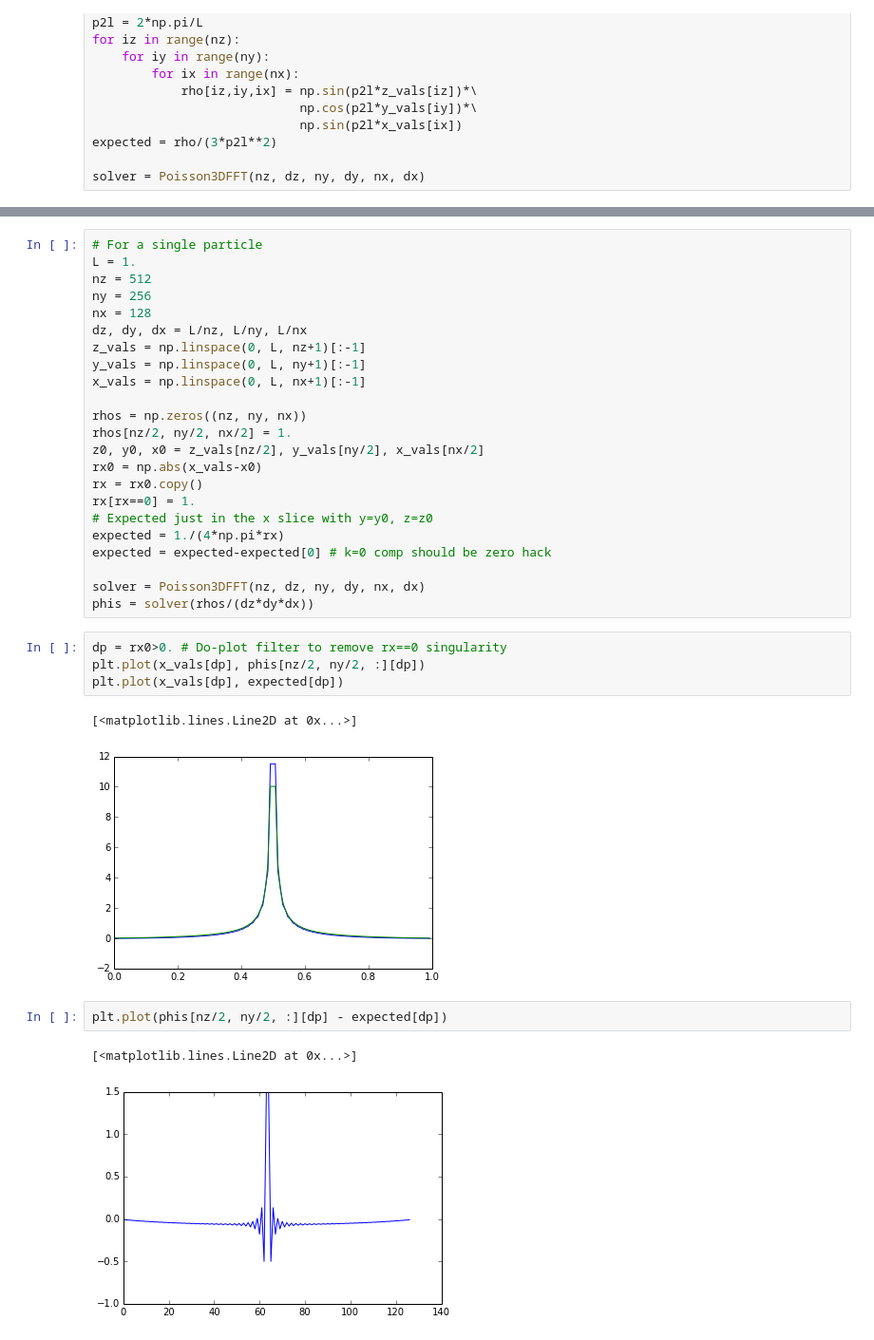
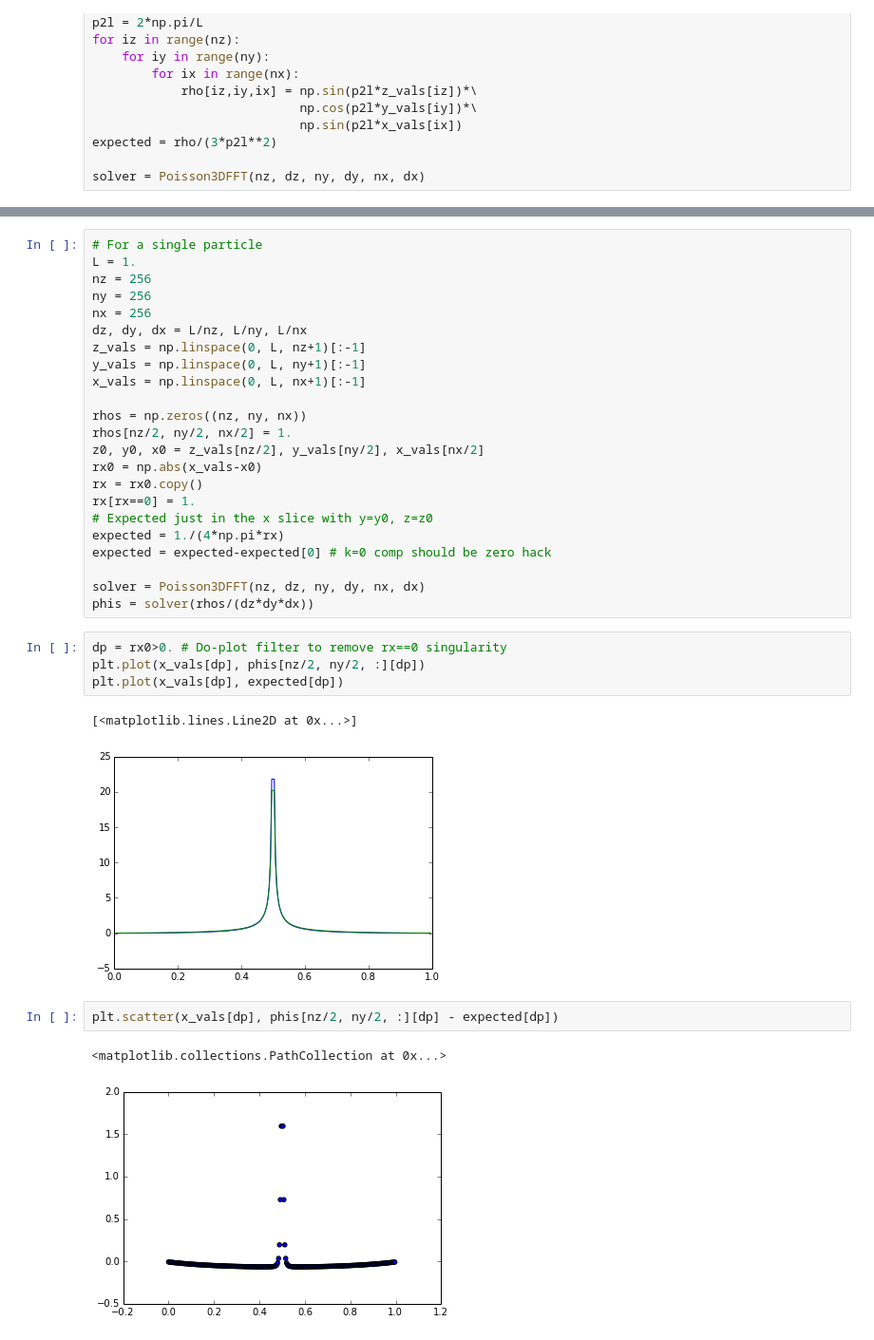
Before and after one commit to dreamer2368/py3d3v, a Jupyter notebook: py3d3v/fft-3d.ipynb, the cells around one changed output, grey strips where cells are left out. Shown at 95% size. Cells and saved outputs as stored; diff of their text form.

```diff
--- a/py3d3v/fft-3d.ipynb
+++ b/py3d3v/fft-3d.ipynb
@@ -39,9 +39,9 @@ plt.contour(expected[100,:,:] - phi[100,:,:]);
 # %%
 # For a single particle
 L = 1.
-nz = 512
+nz = 256
 ny = 256
-nx = 128
+nx = 256
 dz, dy, dx = L/nz, L/ny, L/nx
 z_vals = np.linspace(0, L, nz+1)[:-1]
 y_vals = np.linspace(0, L, ny+1)[:-1]
@@ -65,9 +65,9 @@ plt.plot(x_vals[dp], phis[nz/2, ny/2, :][dp])
 plt.plot(x_vals[dp], expected[dp])
 # %% [output]
 [<matplotlib.lines.Line2D at 0x...>]
-[figure, old version]
+[figure, new version]
 # %%
-plt.plot(phis[nz/2, ny/2, :][dp] - expected[dp])
+plt.scatter(x_vals[dp], phis[nz/2, ny/2, :][dp] - expected[dp])
 # %% [output]
-[<matplotlib.lines.Line2D at 0x...>]
+<matplotlib.collections.PathCollection at 0x...>
-[figure, old version]
+[figure, new version]
```
Also changed, not shown: parts of 2 cells of this notebook, 1 other file.
